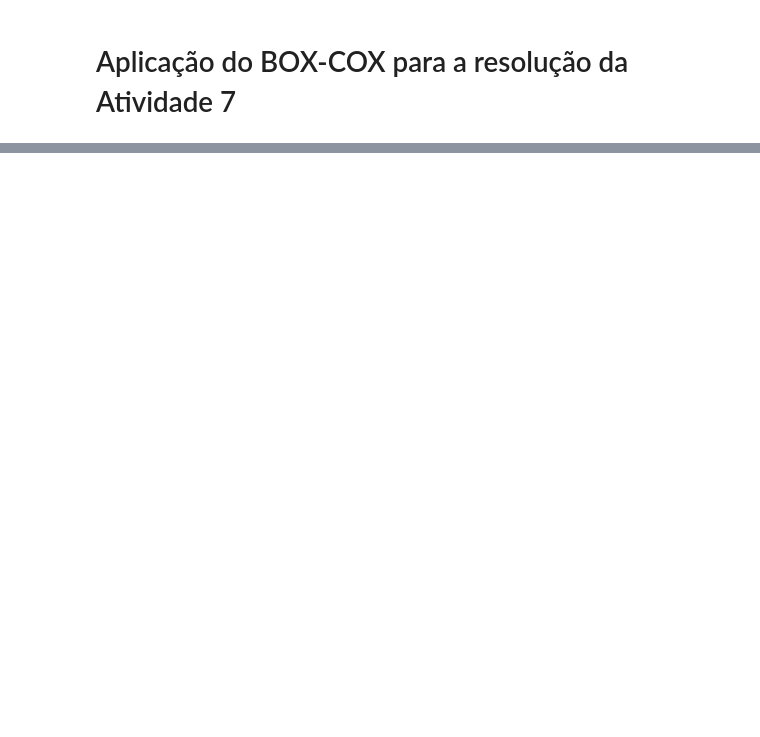
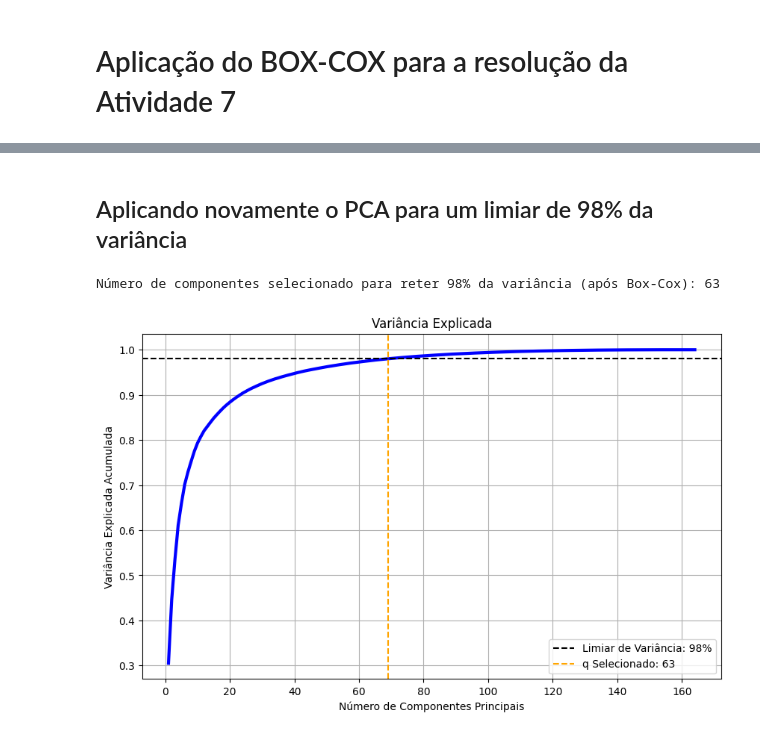
Before and after one commit to hubertlm/TC02, a Jupyter notebook: Resolucao/TC02.ipynb, the cells around one changed output, grey strips where cells are left out. Drawn from its saved outputs; the diff is of its cells as text; code cells hidden in the pictures; blank space fills up the shorter version.

```diff
--- a/Resolucao/TC02.ipynb
+++ b/Resolucao/TC02.ipynb
@@ -930,0 +963,29 @@ MaxCorr (Z-Score)    94.6667 84.8485 100.0000  93.9394         3.5466     0.0941
+# %% [markdown]
+## Aplicando novamente o PCA para um limiar de 98% da variância
+# %%
+pca = PCA(n_components=0.98) # Usando o limiar de 98%
+X_reduzido_final = pca.fit_transform(X_boxcox.T).T
+
+q_selecionado_bc = pca.n_components_
+print(f"Número de componentes selecionado para reter 98% da variância (após Box-Cox): {q_selecionado_bc}")
+
+plt.figure(figsize=(10, 6))
+plt.plot(range(1, len(VEq) + 1), VEq, 'b-', linewidth=3)
+plt.xlabel('Número de Componentes Principais')
+plt.ylabel('Variância Explicada Acumulada')
+plt.title(f'Variância Explicada')
+plt.grid(True)
+# Adiciona uma linha vertical para mostrar onde 100% da variância é atingida
+plt.axhline(y=limiar_variancia, color='black', linestyle='--', label=f'Limiar de Variância: {limiar_variancia:.0%}')
+plt.axvline(x=q_selecionado, color='orange', linestyle='--', label=f'q Selecionado: {q_selecionado_bc}')
+
+plt.legend()
+plt.show()
+
+# Salvando o novo dataset final
+Z = np.vstack((X_reduzido_final, Y_original))
+Z = Z.T
+np.savetxt('recfaces_boxcox_pca.dat', Z, fmt='%.6f')
+# %% [output]
+Número de componentes selecionado para reter 98% da variância (após Box-Cox): 63
+[figure, added]
```
Also changed, not shown: parts of 10 cells of this notebook, 4 other files.
